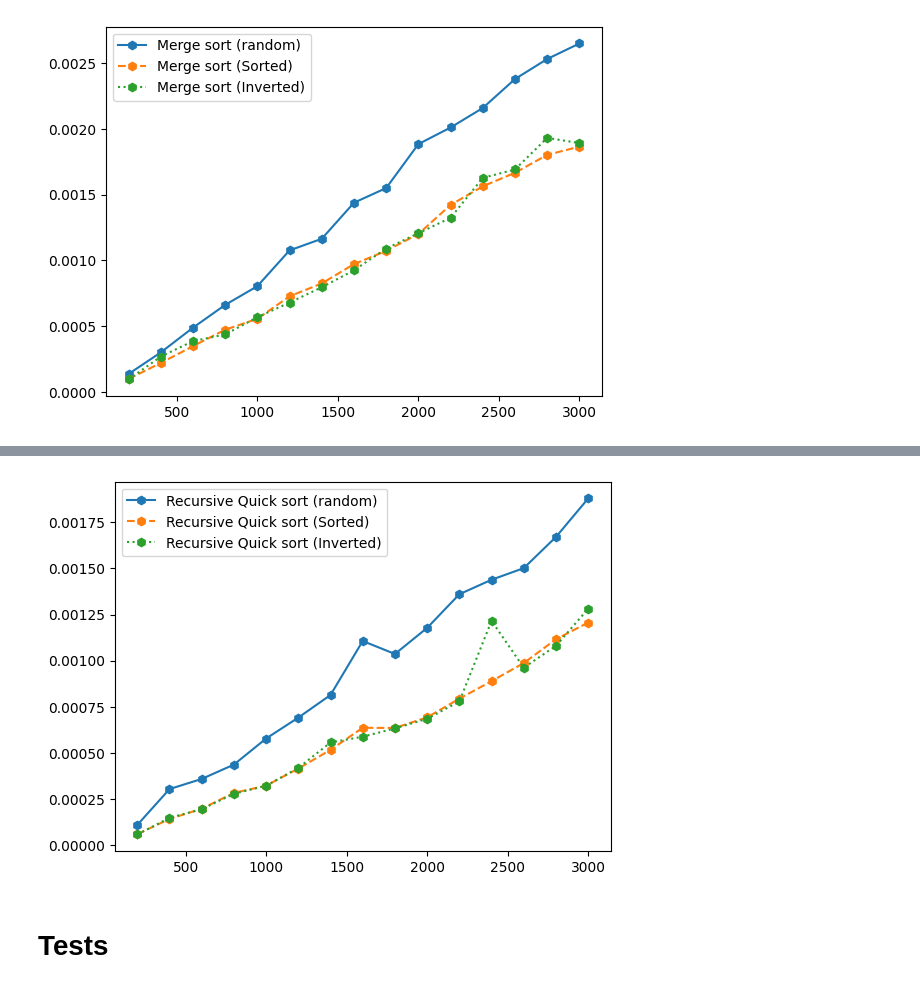
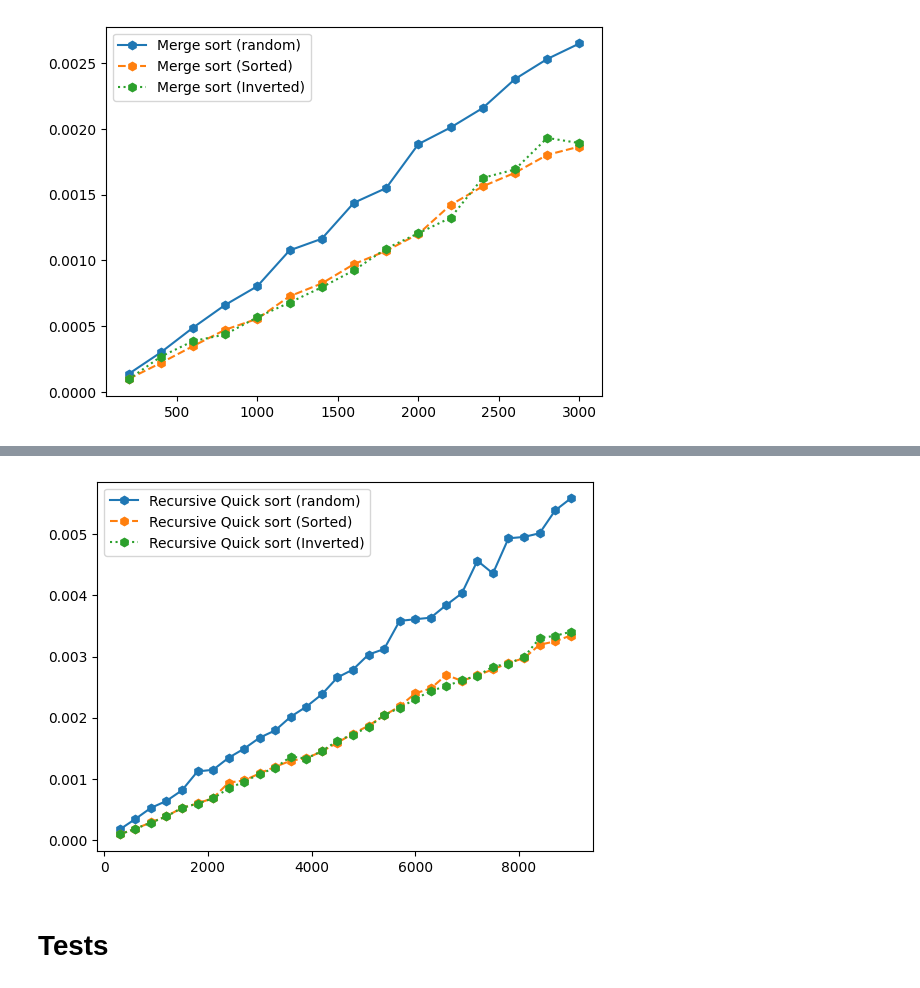
Before and after one commit to zshelali/projet-it4-complexity, a Jupyter notebook: TP - 2023 - Time Complexity sorting algorithms.ipynb, the cells around one changed output, grey strips where cells are left out. Drawn from its saved outputs; the diff is of its cells as text; code cells hidden in the pictures.

```diff
--- a/TP - 2023 - Time Complexity sorting algorithms.ipynb
+++ b/TP - 2023 - Time Complexity sorting algorithms.ipynb
@@ -813,7 +872,7 @@ executerTri(heap_sort, 'h', 'Heap Sort')
 # %%
-executerTri(quick_sort_rec, 'h', 'Recursive Quick sort', 15, 200, False)
+executerTri(quick_sort_rec, 'h', 'Recursive Quick sort', 30, 300, False)
 # %% [output]
-[figure, old version]
+[figure, new version]
 # %% [markdown]
 # Tests
 # %%
```
Also changed, not shown: parts of 13 cells of this notebook.
